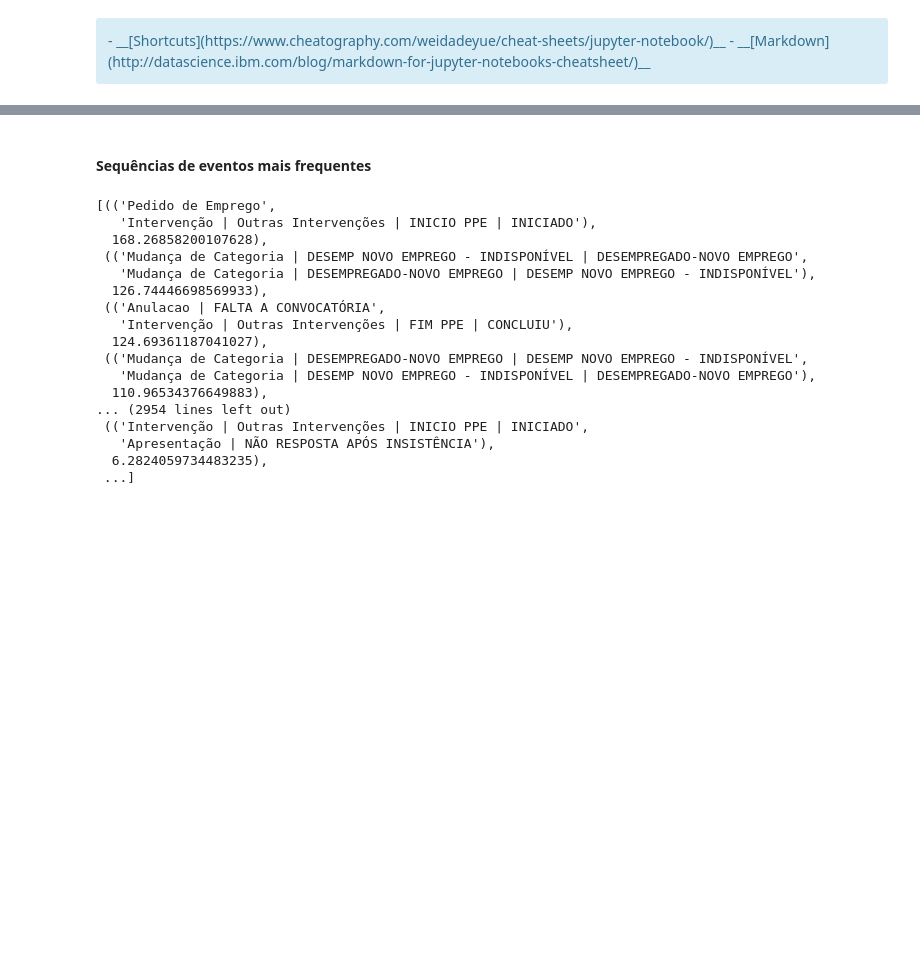
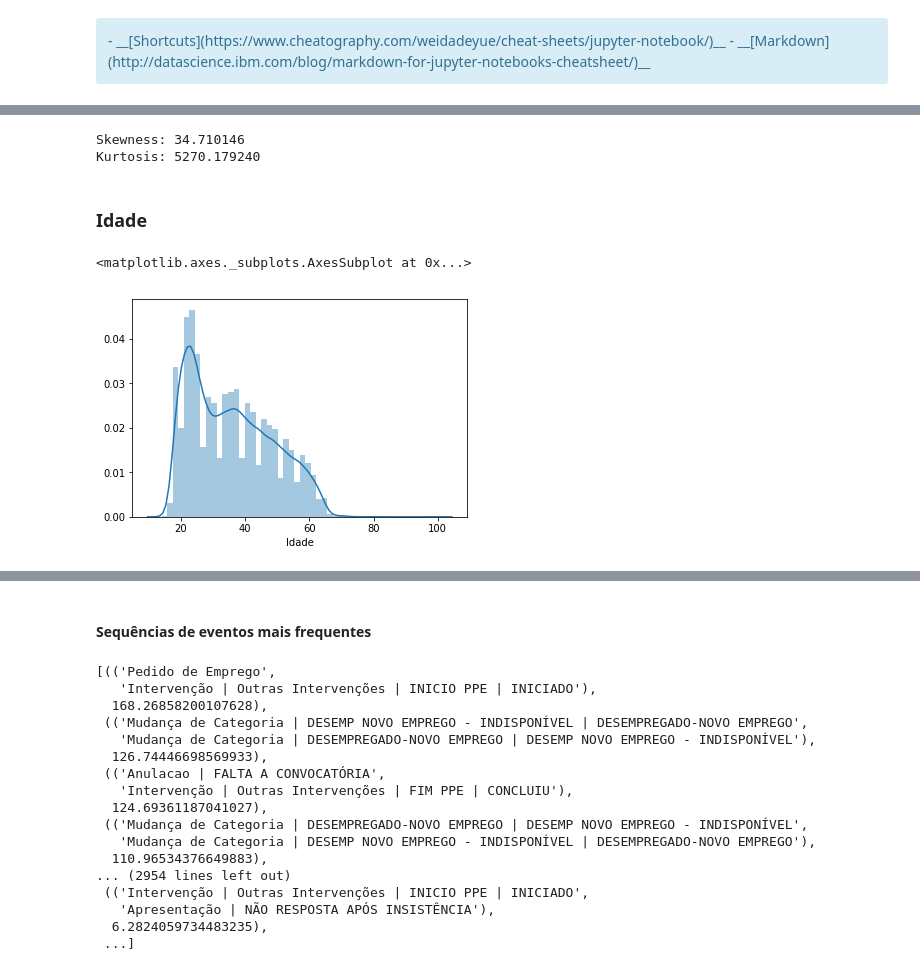
Before and after one commit to rui-mesquita/IEFP_DSSG, a Jupyter notebook: IEFP_DSSG/DataExploration.ipynb, the cells around one changed output, grey strips where cells are left out. Cells and saved outputs as stored; diff of their text form; code cells hidden in the pictures; blank space fills up the shorter version.

```diff
--- a/IEFP_DSSG/DataExploration.ipynb
+++ b/IEFP_DSSG/DataExploration.ipynb
@@ -34,0 +112,14 @@ listaUtentes.output2FileHistoricosTodosUtentes()
+# %%
+#skewness e kurtosis
+print("Skewness: %f" % df['DiasDesemprego'].skew())
+print("Kurtosis: %f" % df['DiasDesemprego'].kurt())
+# %% [output]
+Skewness: 34.710146
+Kurtosis: 5270.179240
+# %% [markdown]
+### Idade
+# %%
+sns.distplot(df['Idade'].dropna())
+# %% [output]
+<matplotlib.axes._subplots.AxesSubplot at 0x...>
+[figure, added]
```
Also changed, not shown: parts of 31 cells of this notebook, 2 other files.
